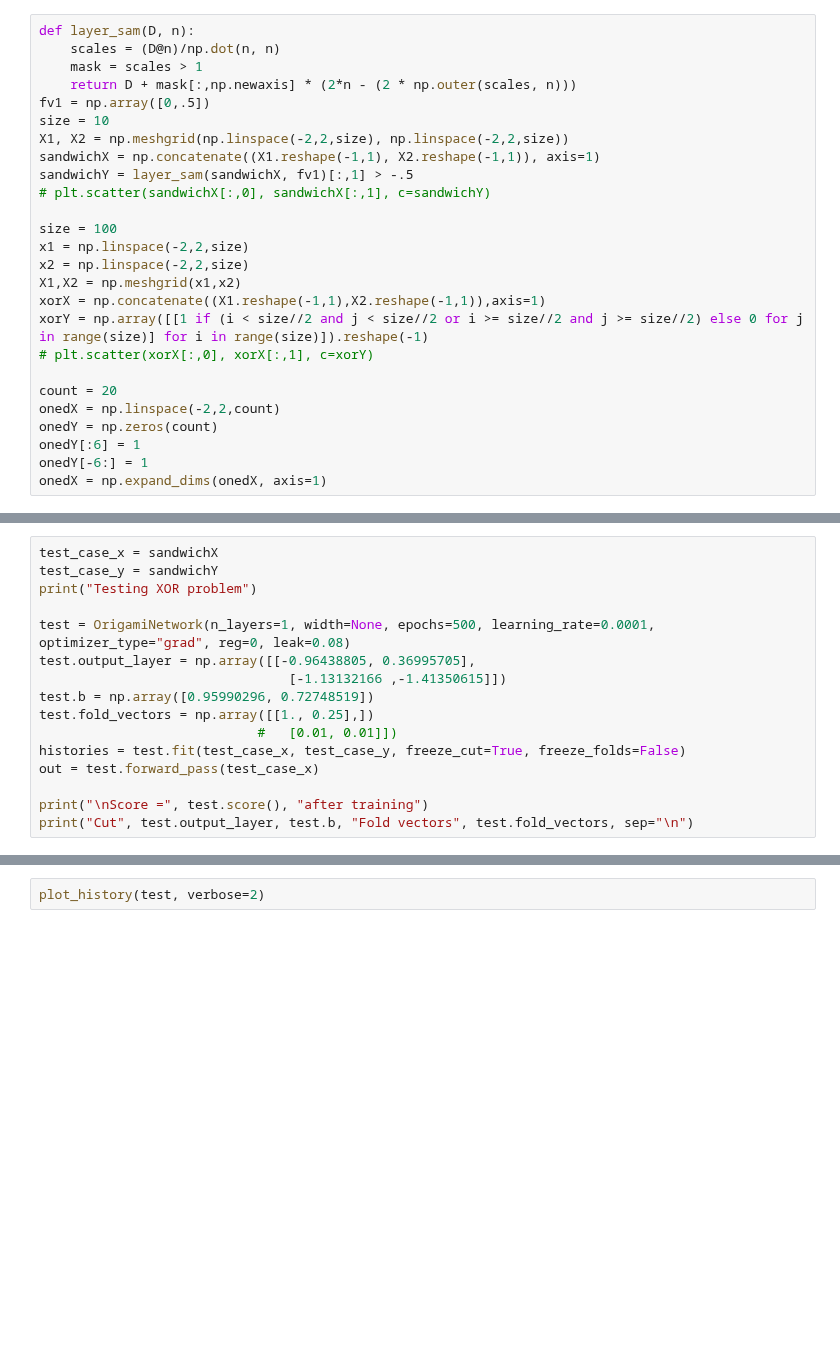
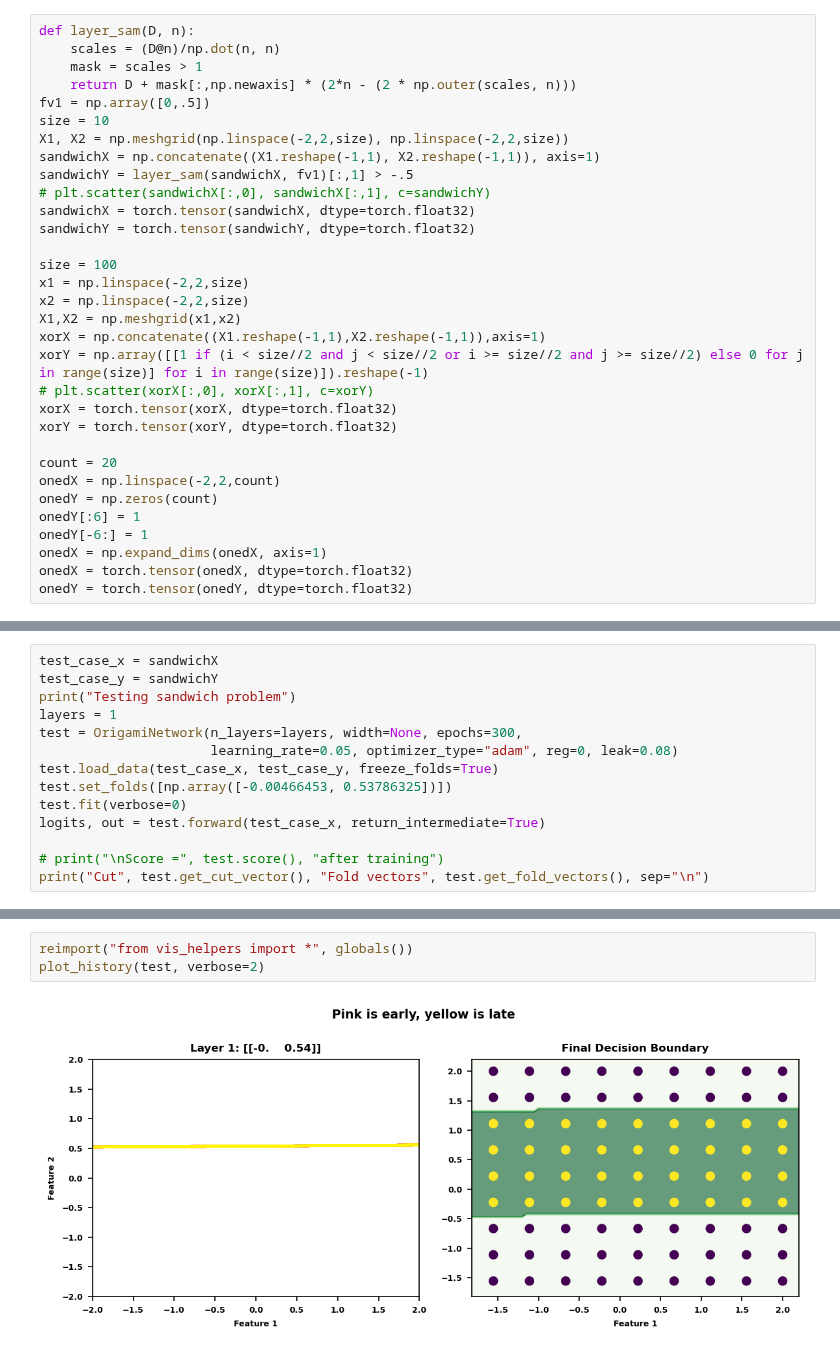
Before and after one commit to binDebug3/FoldAndCutNetworks, a Jupyter notebook: d-dallin2.ipynb, the cells around one changed output, grey strips where cells are left out. Drawn from its saved outputs; the diff is of its cells as text; blank space fills up the shorter version.

Commit message:
helper functions, plotting

```diff
--- a/d-dallin2.ipynb
+++ b/d-dallin2.ipynb
@@ -21,6 +23,8 @@ X1, X2 = np.meshgrid(np.linspace(-2,2,size), np.linspace(-2,2,size))
 sandwichX = np.concatenate((X1.reshape(-1,1), X2.reshape(-1,1)), axis=1)
 sandwichY = layer_sam(sandwichX, fv1)[:,1] > -.5
 # plt.scatter(sandwichX[:,0], sandwichX[:,1], c=sandwichY)
+sandwichX = torch.tensor(sandwichX, dtype=torch.float32)
+sandwichY = torch.tensor(sandwichY, dtype=torch.float32)
 
 size = 100
 x1 = np.linspace(-2,2,size)
@@ -29,6 +33,8 @@ X1,X2 = np.meshgrid(x1,x2)
 xorX = np.concatenate((X1.reshape(-1,1),X2.reshape(-1,1)),axis=1)
 xorY = np.array([[1 if (i < size//2 and j < size//2 or i >= size//2 and j >= size//2) else 0 for j in range(size)] for i in range(size)]).reshape(-1)
 # plt.scatter(xorX[:,0], xorX[:,1], c=xorY)
+xorX = torch.tensor(xorX, dtype=torch.float32)
+xorY = torch.tensor(xorY, dtype=torch.float32)
 
 count = 20
 onedX = np.linspace(-2,2,count)
@@ -36,3 +42,5 @@ onedY = np.zeros(count)
 onedY[:6] = 1
 onedY[-6:] = 1
 onedX = np.expand_dims(onedX, axis=1)
+onedX = torch.tensor(onedX, dtype=torch.float32)
+onedY = torch.tensor(onedY, dtype=torch.float32)
@@ -39,17 +49,15 @@ onedX = np.expand_dims(onedX, axis=1)
 # %%
 test_case_x = sandwichX
 test_case_y = sandwichY
-print("Testing XOR problem")
+print("Testing sandwich problem")
+layers = 1
+test = OrigamiNetwork(n_layers=layers, width=None, epochs=300,
+                      learning_rate=0.05, optimizer_type="adam", reg=0, leak=0.08)
+test.load_data(test_case_x, test_case_y, freeze_folds=True)
+test.set_folds([np.array([-0.00466453, 0.53786325])])
+test.fit(verbose=0)
+logits, out = test.forward(test_case_x, return_intermediate=True)
 
-test = OrigamiNetwork(n_layers=1, width=None, epochs=500, learning_rate=0.0001, optimizer_type="grad", reg=0, leak=0.08)
-test.output_layer = np.array([[-0.96438805, 0.36995705],
-                                [-1.13132166 ,-1.41350615]])
-test.b = np.array([0.95990296, 0.72748519])
-test.fold_vectors = np.array([[1., 0.25],])
-                            #   [0.01, 0.01]])
-histories = test.fit(test_case_x, test_case_y, freeze_cut=True, freeze_folds=False)
-out = test.forward_pass(test_case_x)
-
-print("\nScore =", test.score(), "after training")
-print("Cut", test.output_layer, test.b, "Fold vectors", test.fold_vectors, sep="\n")
+# print("\nScore =", test.score(), "after training")
+print("Cut", test.get_cut_vector(), "Fold vectors", test.get_fold_vectors(), sep="\n")
 # %% [output]
@@ -60,2 +79,5 @@ plot_wiggles(layer=0, histories)
 # %%
+reimport("from vis_helpers import *", globals())
 plot_history(test, verbose=2)
+# %% [output]
+[figure, added]
```
Also changed, not shown: parts of 8 cells of this notebook, 3 other files.
